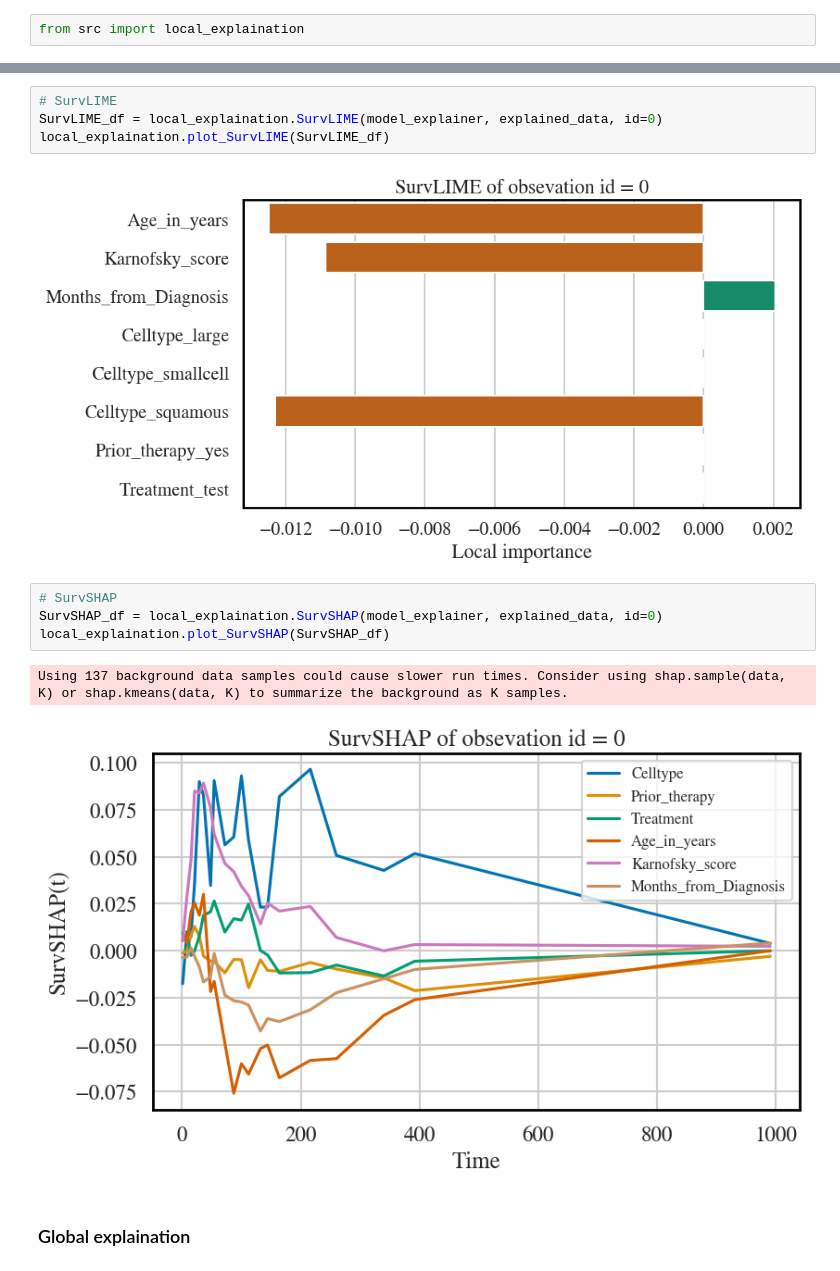
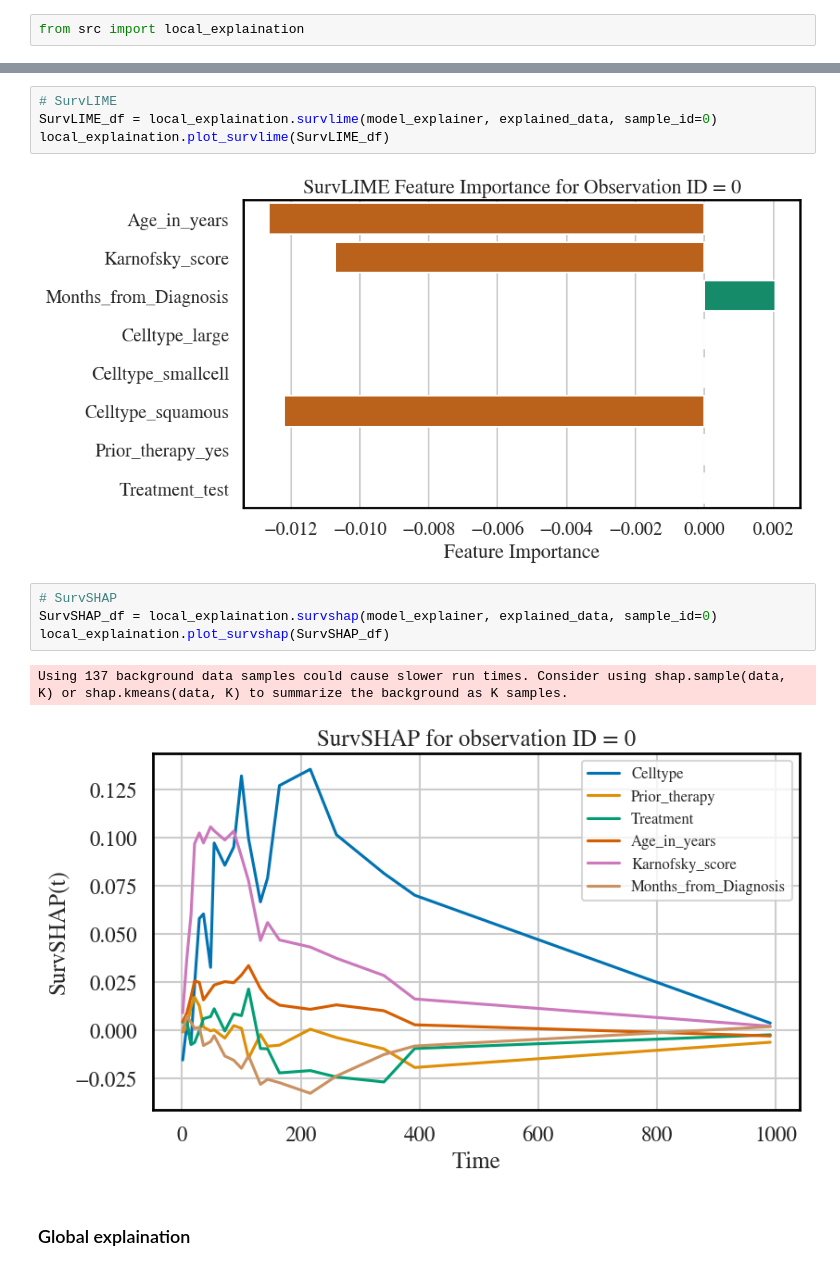
Before and after one commit to TeamHeKA/survinsights, a Jupyter notebook: tutorials-veterans-RSF.ipynb, the cells around one changed output, grey strips where cells are left out. Cells and saved outputs as stored; diff of their text form.

```diff
--- a/tutorials-veterans-RSF.ipynb
+++ b/tutorials-veterans-RSF.ipynb
@@ -303,16 +282,16 @@ local_explaination.plot_ICE(model_explainer, ICE_df, explained_feature, id=2)
 # %%
 # SurvLIME
-SurvLIME_df = local_explaination.SurvLIME(model_explainer, explained_data, id=0)
-local_explaination.plot_SurvLIME(SurvLIME_df)
+SurvLIME_df = local_explaination.survlime(model_explainer, explained_data, sample_id=0)
+local_explaination.plot_survlime(SurvLIME_df)
 # %% [output]
-[figure, old version]
+[figure, new version]
 # %%
 # SurvSHAP
-SurvSHAP_df = local_explaination.SurvSHAP(model_explainer, explained_data, id=0)
-local_explaination.plot_SurvSHAP(SurvSHAP_df)
+SurvSHAP_df = local_explaination.survshap(model_explainer, explained_data, sample_id=0)
+local_explaination.plot_survshap(SurvSHAP_df)
 # %% [output]
 Using 137 background data samples could cause slower run times. Consider using shap.sample(data, K) or shap.kmeans(data, K) to summarize the background as K samples.
-[figure, old version]
+[figure, new version]
 # %% [markdown]
 ### Global explaination
 # %%
```
Also changed, not shown: parts of 14 cells of this notebook, 2 other files.
